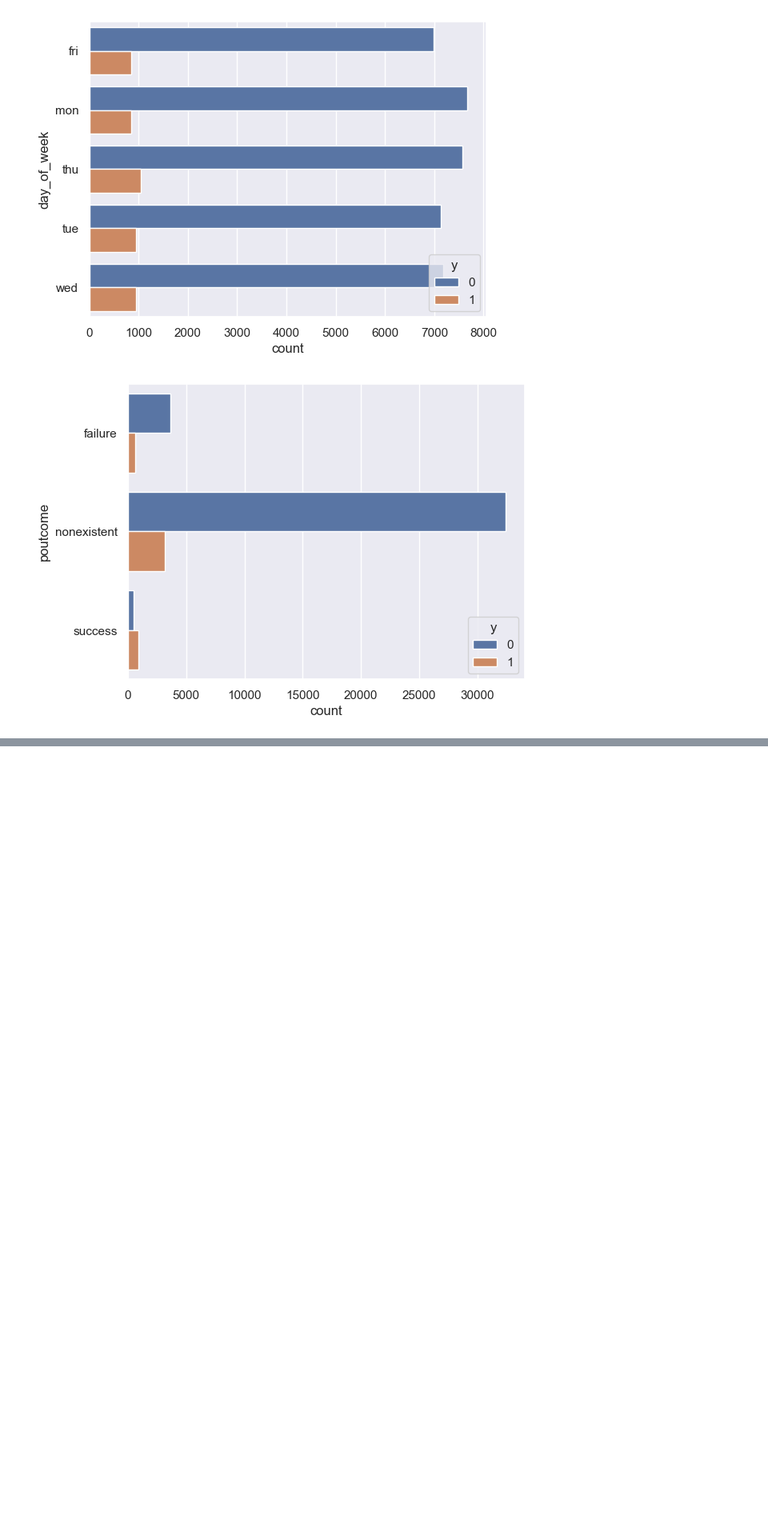
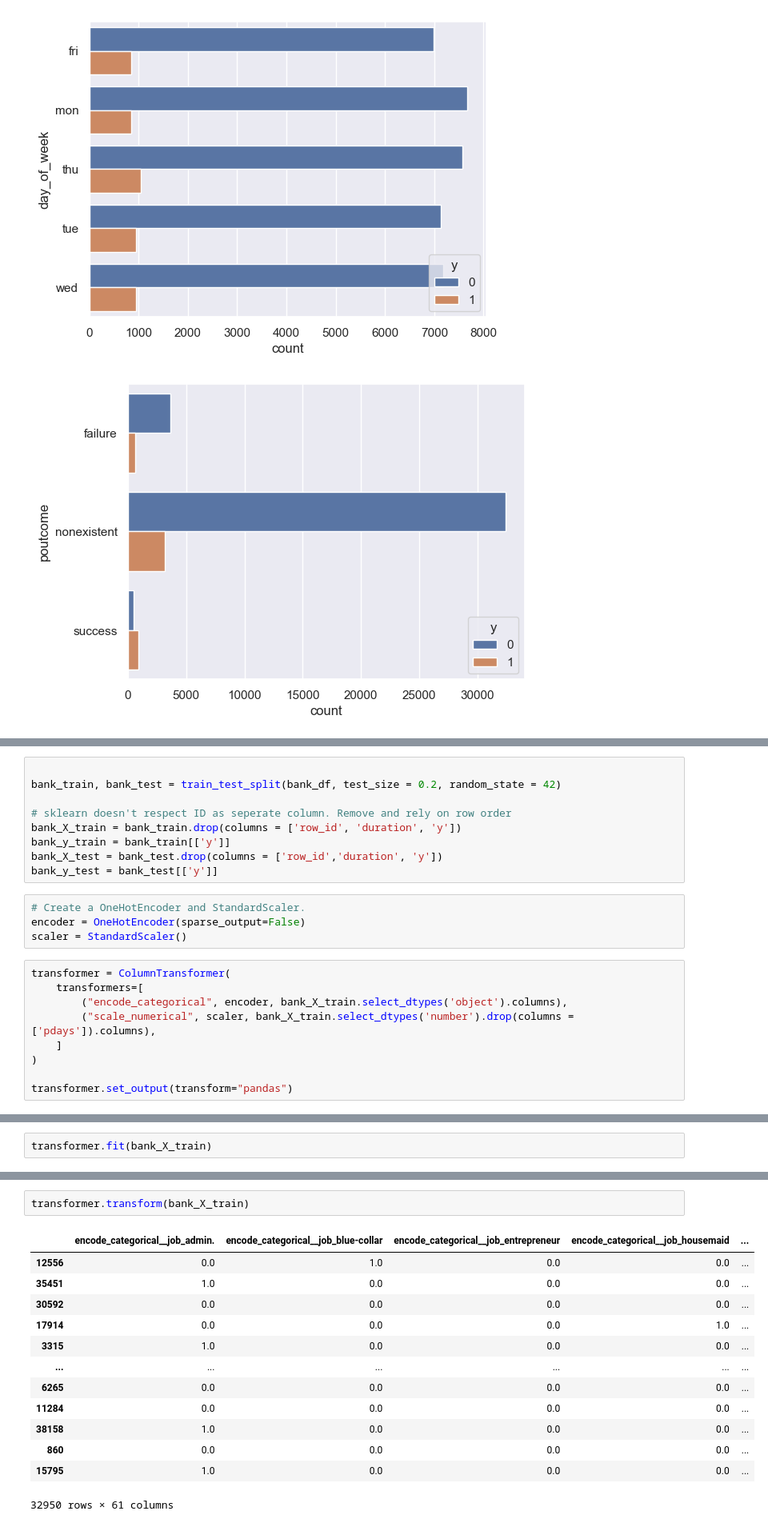
Before and after one commit to tritmeester/data-analytics-course-python, a Jupyter notebook: exercises/solutions/machine_learning.ipynb, the cells around one changed output, grey strips where cells are left out. Shown at 80% size. Drawn from its saved outputs; the diff is of its cells as text; blank space fills up the shorter version.

Commit message:
Start up the preprocessing part of ML trainig

```diff
--- a/exercises/solutions/machine_learning.ipynb
+++ b/exercises/solutions/machine_learning.ipynb
@@ -478,0 +521,22 @@ See https://pandas.pydata.org/docs/user_guide/migration-3-strings.html#string-mi
+# %%
+
+bank_train, bank_test = train_test_split(bank_df, test_size = 0.2, random_state = 42)
+
+# sklearn doesn't respect ID as seperate column. Remove and rely on row order
+bank_X_train = bank_train.drop(columns = ['row_id', 'duration', 'y'])
+bank_y_train = bank_train[['y']]
+bank_X_test = bank_test.drop(columns = ['row_id','duration', 'y'])
+bank_y_test = bank_test[['y']]
+# %%
+# Create a OneHotEncoder and StandardScaler.
+encoder = OneHotEncoder(sparse_output=False)
+scaler = StandardScaler()
+# %%
+transformer = ColumnTransformer(
+    transformers=[
+        ("encode_categorical", encoder, bank_X_train.select_dtypes('object').columns),
+        ("scale_numerical", scaler, bank_X_train.select_dtypes('number').drop(columns = ['pdays']).columns),
+    ]
+)
+
+transformer.set_output(transform="pandas")
@@ -478,0 +555,2 @@ See https://pandas.pydata.org/docs/user_guide/migration-3-strings.html#string-mi
+# %%
+transformer.fit(bank_X_train)
@@ -478,0 +567,16 @@ See https://pandas.pydata.org/docs/user_guide/migration-3-strings.html#string-mi
+# %%
+transformer.transform(bank_X_train)
+# %% [output]
+|  | encode_categorical__job_admin. | encode_categorical__job_blue-collar | encode_categorical__job_entrepreneur | encode_categorical__job_housemaid | ... |
+| 12556 | 0.0 | 1.0 | 0.0 | 0.0 | ... |
+| 35451 | 1.0 | 0.0 | 0.0 | 0.0 | ... |
+| 30592 | 0.0 | 0.0 | 0.0 | 0.0 | ... |
+| 17914 | 0.0 | 0.0 | 0.0 | 1.0 | ... |
+| 3315 | 1.0 | 0.0 | 0.0 | 0.0 | ... |
+| ... | ... | ... | ... | ... | ... |
+| 6265 | 0.0 | 0.0 | 0.0 | 0.0 | ... |
+| 11284 | 0.0 | 0.0 | 0.0 | 0.0 | ... |
+| 38158 | 1.0 | 0.0 | 0.0 | 0.0 | ... |
+| 860 | 0.0 | 0.0 | 0.0 | 0.0 | ... |
+| 15795 | 1.0 | 0.0 | 0.0 | 0.0 | ... |
+32950 rows × 61 columns
```
Also changed, not shown: parts of 32 cells of this notebook.
